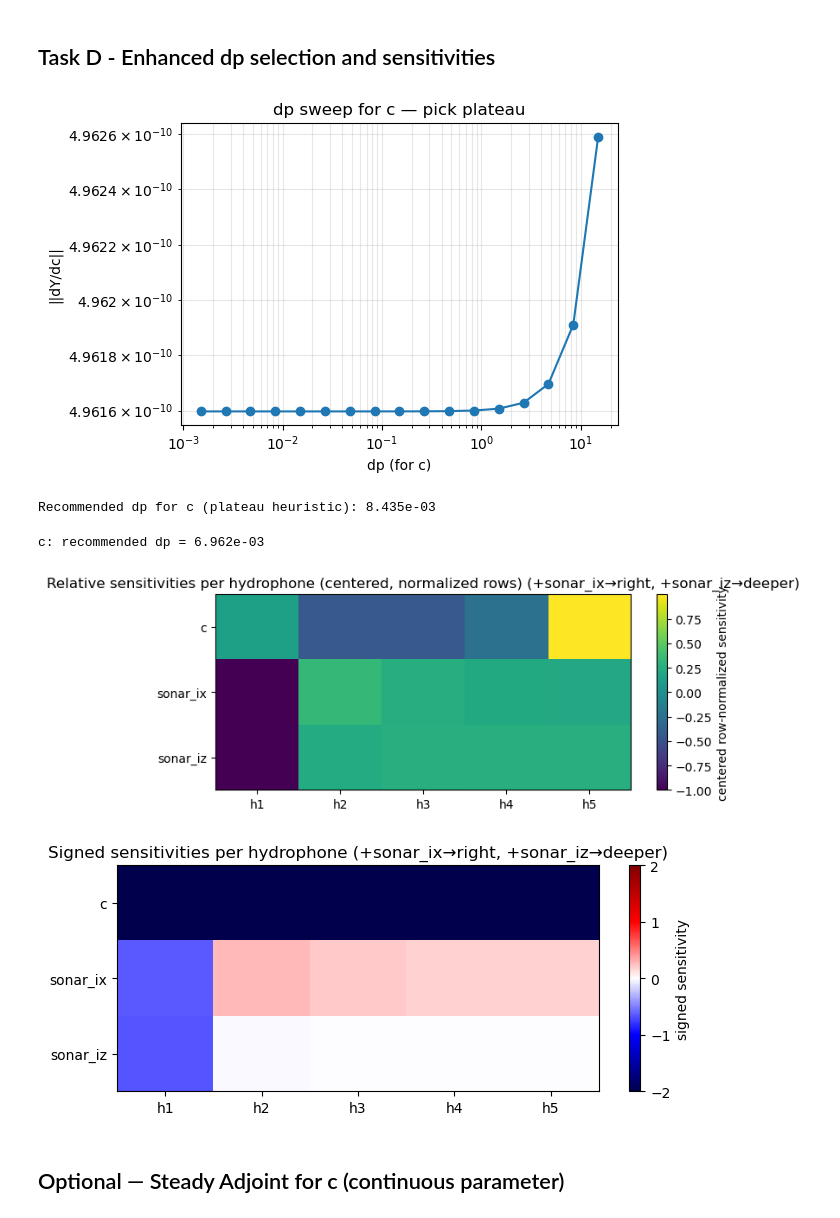
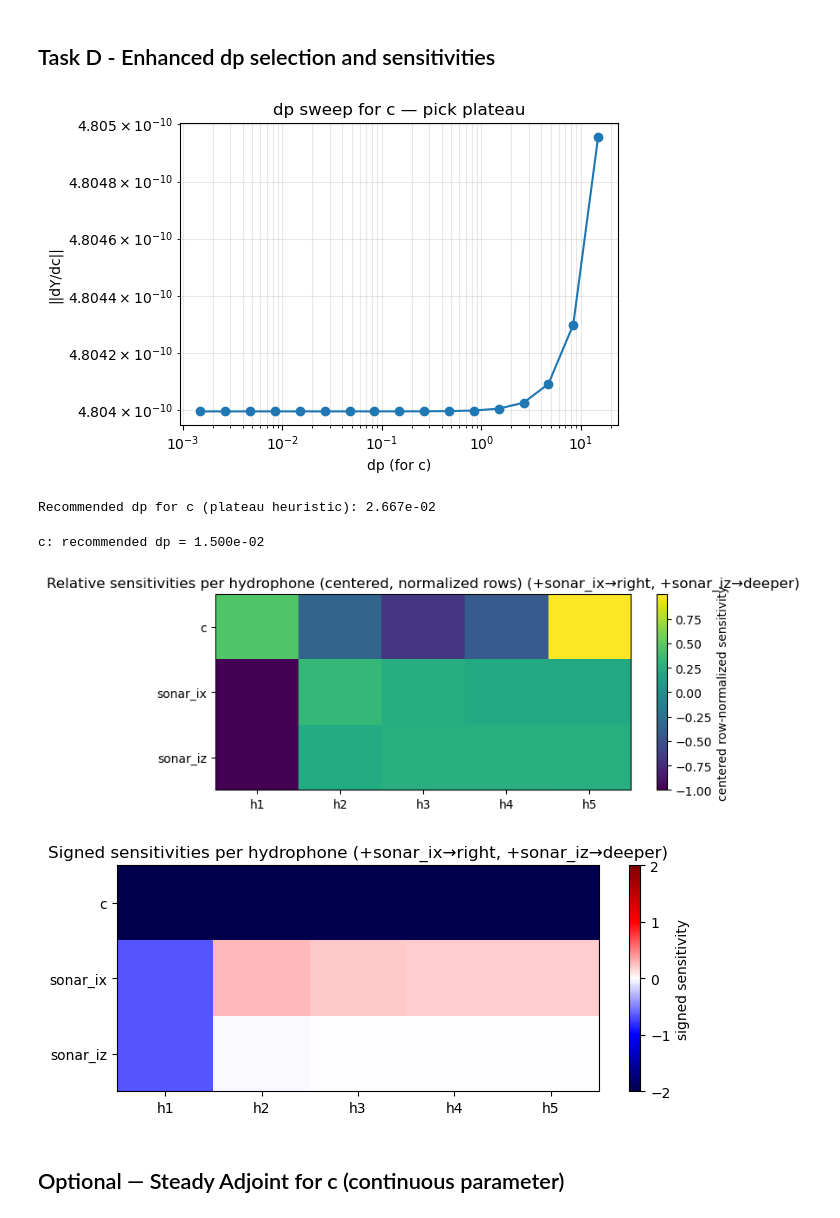
Before and after one commit to cwardlaw8/SonarSim, a Jupyter notebook: PM2_TaskD.ipynb, the cells around one changed output. Drawn from its saved outputs; the diff is of its cells as text; code cells hidden in the pictures.

```diff
--- a/PM2_TaskD.ipynb
+++ b/PM2_TaskD.ipynb
@@ -209,7 +208,7 @@ def sweep_dp(p: Dict[str, Any], pname: str, dp_values: Iterable[float]) -> np.nd
     return np.array(vals)
 
 # Demonstration: dp plateau for c
-Nx, Nz, Lx, Lz = 50, 50, 100, 100
+Nx, Nz, Lx, Lz = 50, 100, 100, 200
 p, *_ = getParam_Sonar(Nx, Nz, Lx, Lz, UseSparseMatrices=True)
 
 dp_c = np.logspace(-6, -2, 17) * p['c']
@@ -227,8 +226,8 @@ idx = int(np.nanargmin(np.abs(slope)))
 dp_rec_c = dp_c[idx]
 print(f'Recommended dp for c (plateau heuristic): {dp_rec_c:.3e}')
 # %% [output]
-[figure, old version]
+[figure, new version]
-Recommended dp for c (plateau heuristic): 8.435e-03
+Recommended dp for c (plateau heuristic): 2.667e-02
 # %%
 from typing import Any, Dict, Iterable, Sequence, Union, Mapping, Optional
 
@@ -237,7 +236,7 @@ import numpy as np
 import matplotlib.pyplot as plt
 
 def pick_dp(dp_vals: Iterable[float], vals: Iterable[float]) -> float:
-    """Pick a representative step size on a log–log plateau of sensitivity magnitude.
+    """Pick a representative step size on a log-log plateau of sensitivity magnitude.
     """
     # robust plateau finder on log-log; fallback to median if all-NaN/inf/zero
     dp_vals = np.asarray(dp_vals)
@@ -283,35 +282,35 @@ def relative_sensitivity(p: Dict[str, Any], pname: str, dp: float) -> np.ndarray
 # Build per-hydrophone sensitivities for chosen parameters + source indices
 names = params + ['sonar_ix','sonar_iz']
 dp_map.update({'sonar_ix': 1, 'sonar_iz': 1})
 
 S = []
 for pname in names:
     rel = relative_sensitivity(p, pname, dp_map[pname])
     S.append(rel)
 S = np.vstack(S)
 
 # Heatmap (normalized rows)
 S_center = S - S.mean(axis=1, keepdims=True)
 S_norm = S_center / (np.max(np.abs(S_center), axis=1, keepdims=True) + 1e-16)
 plt.figure(figsize=(7,3))
 plt.imshow(S_norm, aspect='auto', cmap='viridis')
 plt.colorbar(label='centered row-normalized sensitivity')
 plt.yticks(range(len(names)), names)
 plt.xticks(range(S.shape[1]), [f"h{i+1}" for i in range(S.shape[1])])
 plt.title('Relative sensitivities per hydrophone (centered, normalized rows) (+sonar_ix→right, +sonar_iz→deeper)')
 plt.tight_layout(); plt.show()
 
 # Signed heatmap (not normalized)
 plt.figure(figsize=(7,3))
 plt.imshow(S, aspect='auto', cmap='seismic', vmin=-np.max(np.abs(S)), vmax=np.max(np.abs(S)))
 plt.colorbar(label='signed sensitivity')
 plt.yticks(range(len(names)), names)
 plt.xticks(range(S.shape[1]), [f"h{i+1}" for i in range(S.shape[1])])
 plt.title('Signed sensitivities per hydrophone (+sonar_ix→right, +sonar_iz→deeper)')
 plt.tight_layout(); plt.show()
 # %% [output]
-c: recommended dp = 6.962e-03
+c: recommended dp = 1.500e-02
-[figure, old version]
+[figure, new version]
 [figure]
 # %% [markdown]
 ## Optional — Steady Adjoint for c (continuous parameter)
```
Also changed, not shown: parts of 6 cells of this notebook.
